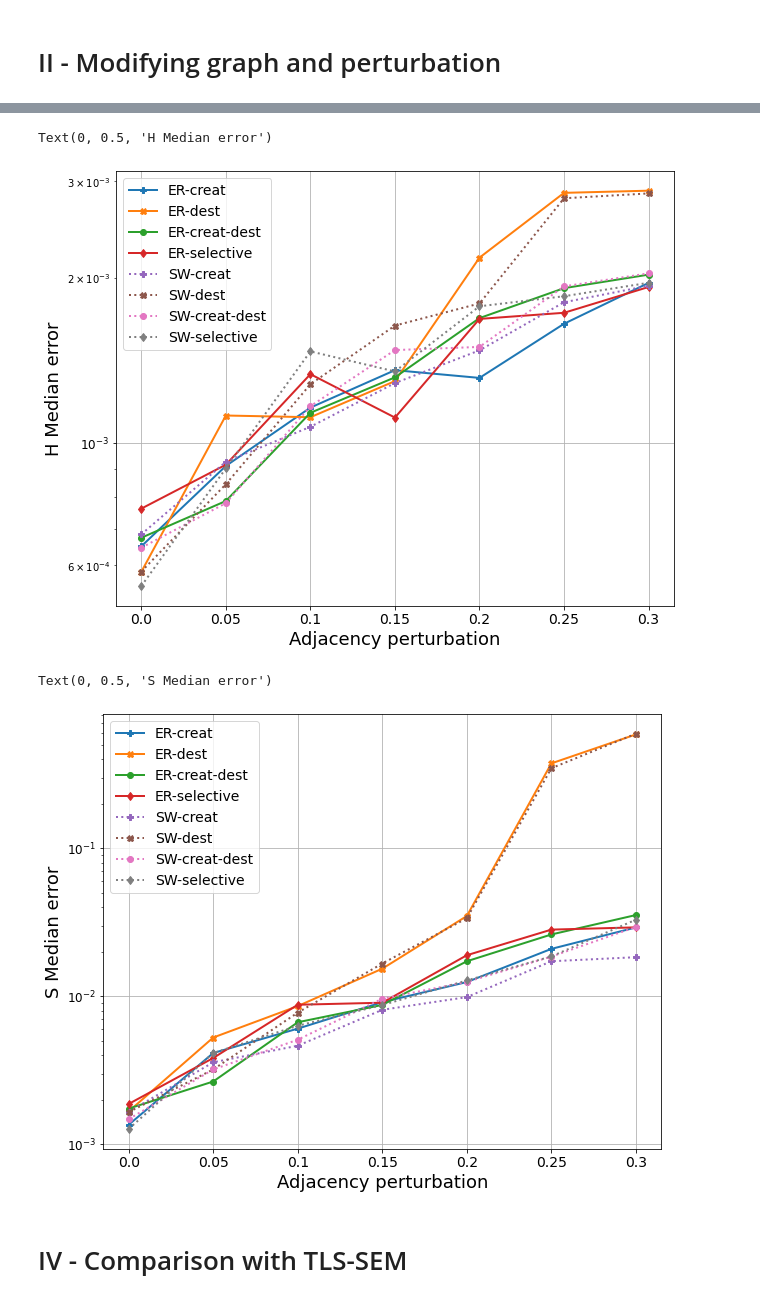
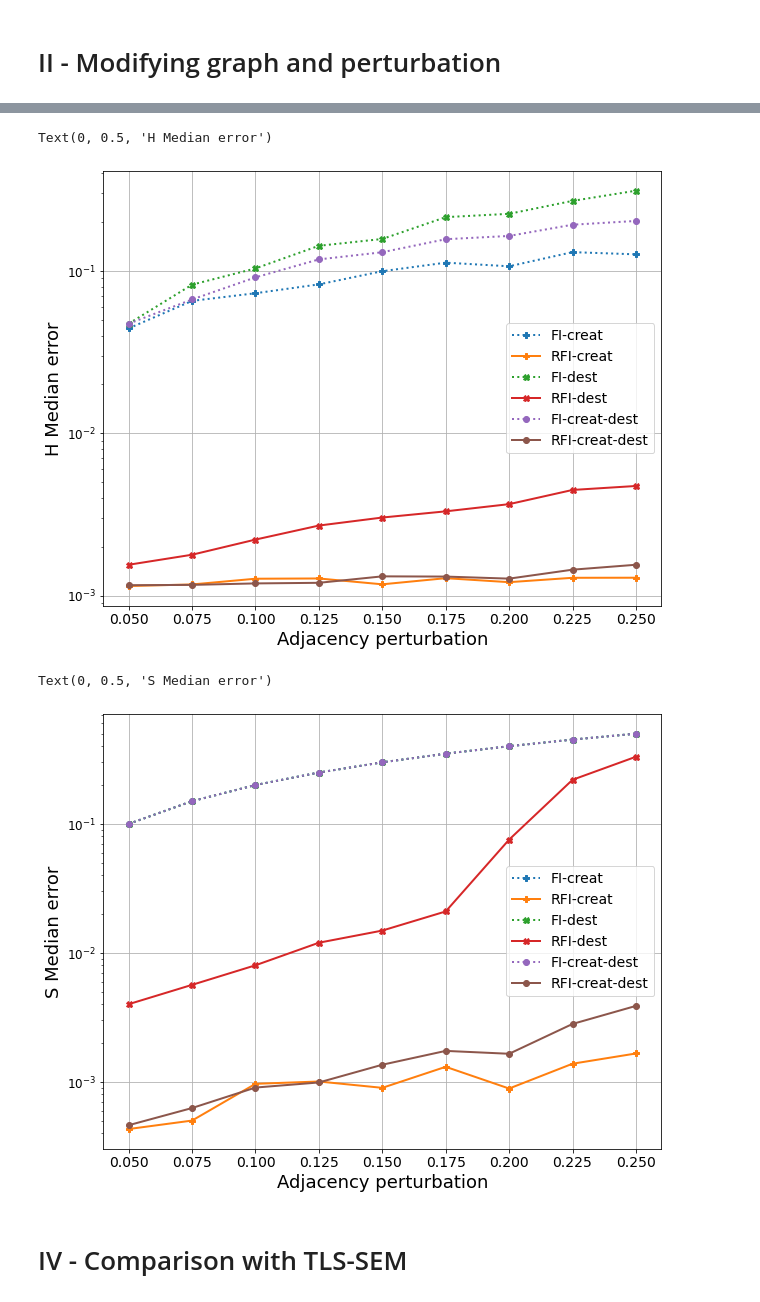
Before and after one commit to reysam93/graph_denoising, a Jupyter notebook: synth_data/figures_paper.ipynb, the cells around one changed output, grey strips where cells are left out. Cells and saved outputs as stored; diff of their text form; code cells hidden in the pictures.

```diff
--- a/synth_data/figures_paper.ipynb
+++ b/synth_data/figures_paper.ipynb
@@ -97,10 +103,14 @@ args_coefs = {
 # %%
 Ks = [2, 3, 4, 5, 6]
-Ks = [3, 4, 5, 6, 7]
+p_n2 = 0.05
+M2 = 100
+eps2 = .2
+
 results_1 = {}
 print("Starting K:", end="")
 for k in Ks:
     print(f" {k}", end="", flush=True)
-    results_1[k] = objective(p_n, 20, k, 0.2, EXPS, args_coefs, n_graphs, N, g_params_er)
+    results_1[k] = objective(p_n2, M2, k, eps2, EXPS, args_coefs, n_graphs, N, g_params_er,
+                             exp_coefs=True, neg_coefs=True, coef=.5)
 print(" - DONE")
 # %% [output]
@@ -108,0 +118,26 @@ KeyError: 'real'
+# %%
+# Using S NOT thresholded
+plt.figure(figsize=(10,8))
+for i, exp in enumerate(EXPS):
+    plt.semilogy(Ks, [results_1[k]['med_H_coefs'][i] for k in Ks], exp['fmt'], linewidth=2)
+plt.legend([exp["legend"] for exp in EXPS], fontsize=14)
+plt.xticks(Ks, Ks, fontsize=14)
+plt.yticks(fontsize=12)
+plt.grid()
+plt.xlabel("Filter order", fontsize=18)
+plt.ylabel("Median error in H coefficients", fontsize=18)
+#plt.savefig("images/1-FilterOrder.png", format='png')
+#plt.savefig("images/1-FilterOrder.eps", format='eps')
+
+# Using S NOT thresholded
+plt.figure(figsize=(10,8))
+for i, exp in enumerate(EXPS):
+    plt.plot(Ks, [results_1[k]['med_H_coefs'][i] for k in Ks], exp['fmt'], linewidth=2)
+plt.legend([exp["legend"] for exp in EXPS], fontsize=14)
+plt.xticks(Ks, Ks, fontsize=14)
+plt.yticks(fontsize=12)
+plt.grid()
+plt.xlabel("Filter order", fontsize=18)
+plt.ylabel("Median error in H coefficients", fontsize=18)
+#plt.savefig("images/1-FilterOrder.png", format='png')
+#plt.savefig("images/1-FilterOrder.eps", format='eps')
@@ -109,7 +148,7 @@ KeyError: 'real'
 # %%
 plt.figure(figsize=(10,8))
 for i, exp in enumerate(EXPS):
-    plt.semilogy(Ks, [results_1[k]['med_H_coefs'][i] for k in Ks], exp['fmt'], linewidth=2)
+    plt.semilogy(Ks, [results_1[k]['med_H'][i] for k in Ks], exp['fmt'], linewidth=2)
 plt.legend([exp["legend"] for exp in EXPS], fontsize=14)
 plt.xticks(Ks, Ks, fontsize=14)
 plt.yticks(fontsize=12)
@@ -164,17 +238,22 @@ Starting G params and perturbation: 0.0 0.05 0.1 0.15 0.2 0.25 0.3 - DONE
 # %%
 plt.figure(figsize=(10,8))
 fmts = {"creat": "P", "dest": "X", "creat-dest": "o", "selective": "d"}
 for i, (g_type, pert) in enumerate(itertools.product(g_types, perts)):
-    plt.semilogy(eps_vals, [results_2[e][i] for e in eps_vals], f"{fmts[pert]}{'-' if g_type == ER else ':'}", linewidth=2, label=f"{'ER' if g_type == ER else 'SW'}-{pert}")
+    plt.semilogy(eps_vals, [results_2fi[e][i] for e in eps_vals], f"{fmts[pert]}{':'}", linewidth=2, label=f"{'FI'}-{pert}")
+    plt.semilogy(eps_vals, [results_2rfi[e][i] for e in eps_vals], f"{fmts[pert]}{'-'}", linewidth=2, label=f"{'RFI'}-{pert}")
+
+    # ORIGINAL
+    # plt.semilogy(eps_vals, [results_2[e][i] for e in eps_vals], f"{fmts[pert]}{'-' if g_type == ER else ':'}", linewidth=2, label=f"{'ER' if g_type == ER else 'SW'}-{pert}")
+
 plt.legend(fontsize=14)
-plt.xticks(eps_vals, eps_vals, fontsize=14)
+plt.xticks(fontsize=14)
 plt.yticks(fontsize=12)
 plt.grid()
 plt.xlabel("Adjacency perturbation", fontsize=18)
 plt.ylabel("H Median error", fontsize=18)
 #plt.savefig("images/2-GraphAndPert-H.png", format='png')
 #plt.savefig("images/2-GraphAndPert-H.eps", format='eps')
 #plt.ylim(1e-4, 1)
 # %% [output]
 Text(0, 0.5, 'H Median error')
-[figure, old version]
+[figure, new version]
@@ -186,9 +260,11 @@ results_to_csv(results_2, "Adjacency perturbation", col_names, "", "results/2-Gr
 # %%
 plt.figure(figsize=(10,8))
-for i, (g_type, pert) in enumerate(itertools.product(g_types, perts)):
-    plt.semilogy(eps_vals, [results_3[e][i] for e in eps_vals], f"{fmts[pert]}{'-' if g_type == ER else ':'}", linewidth=2, label=f"{'ER' if g_type == ER else 'SW'}-{pert}")
+for i, pert in enumerate(perts):
+    plt.semilogy(eps_vals, [results_3fi[e][i] for e in eps_vals], f"{fmts[pert]}{':'}", linewidth=2, label=f"{'FI'}-{pert}")
+    plt.semilogy(eps_vals, [results_3rfi[e][i] for e in eps_vals], f"{fmts[pert]}{'-'}", linewidth=2, label=f"{'RFI'}-{pert}")
+
 plt.legend(fontsize=14)
-plt.xticks(eps_vals, eps_vals, fontsize=14)
+plt.xticks(fontsize=14)
 plt.yticks(fontsize=12)
 plt.grid()
 plt.xlabel("Adjacency perturbation", fontsize=18)
@@ -197,4 +273,4 @@ plt.ylabel("S Median error", fontsize=18)
 #plt.savefig("images/3-GraphAndPert-S.eps", format='eps')
 # %% [output]
 Text(0, 0.5, 'S Median error')
-[figure, old version]
+[figure, new version]
```
Also changed, not shown: parts of 56 cells of this notebook, 10 other files.
